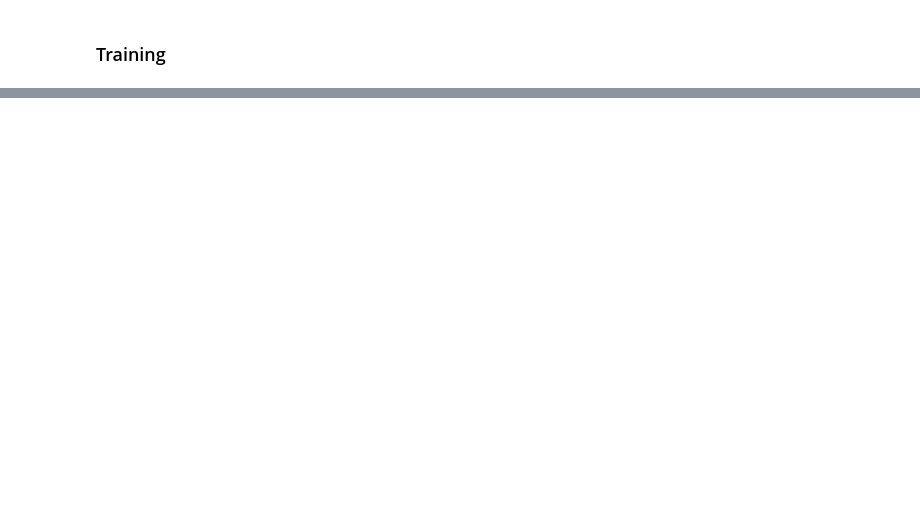
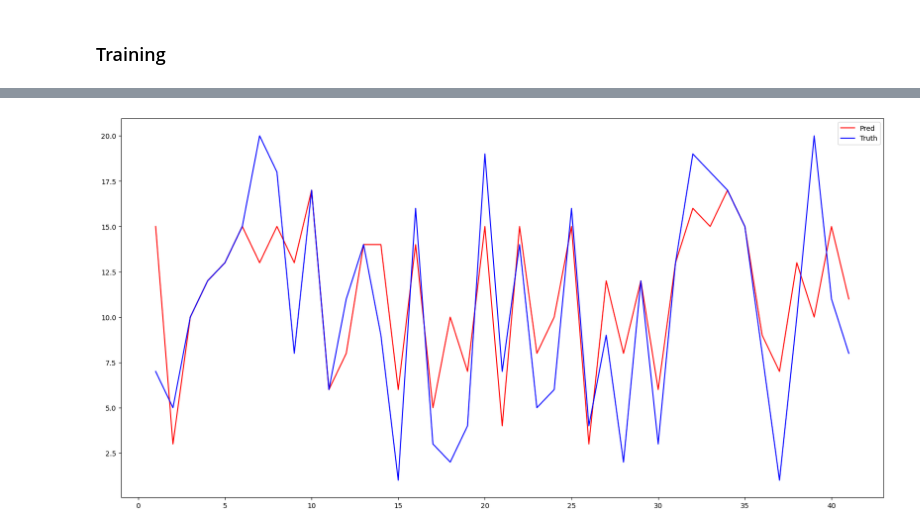
Before and after one commit to rohank36/f1, a Jupyter notebook: baseline.ipynb, the cells around one changed output, grey strips where cells are left out. Cells and saved outputs as stored; diff of their text form; code cells hidden in the pictures; blank space fills up the shorter version.

```diff
--- a/baseline.ipynb
+++ b/baseline.ipynb
@@ -321,0 +511,4 @@ Name: Race_Position, Length: 719, dtype: float64
+# %%
+# train model
+rf = RandomForestRegressor(n_estimators=best_n_estimators)
+rf.fit(x_trn,y_trn)
@@ -321,0 +571,4 @@ Name: Race_Position, Length: 719, dtype: float64
+# %%
+y_pred = rf.predict(x_val)
+y_pred_rounded = np.rint(y_pred).astype(int)
+len(y_pred)
@@ -321,0 +597,7 @@ Name: Race_Position, Length: 719, dtype: float64
+# %%
+val_copy = x_val.copy()
+val_copy["Round_Number"] = val_round_number
+val_copy["Driver"] = val_driver
+val_copy["Country"] = val_country
+val_copy["Predicted_Race_Position"] = y_pred_rounded
+val_copy["Race_Position"] = y_val
@@ -321,0 +692,22 @@ Name: Race_Position, Length: 719, dtype: float64
+# %%
+def plot_pred_vs_truth(df,stop_idx=None,plt_type='scatter'):
+    preds = df["Predicted_Race_Position"].values
+    truth = df["Race_Position"].values
+    if stop_idx is not None:
+        preds = preds[:stop_idx]
+        truth = truth[:stop_idx]
+    if len(truth) != len(preds): raise Exception('pred len != truth len')
+    time = [i for i in range(1,len(truth)+1,1)]
+    plt.figure(figsize=(20,10))
+    if plt_type == 'scatter':
+        plt.scatter(time,preds,color="red",label="Pred")
+        plt.scatter(time,truth,color="blue",label="Truth")
+    else:
+        plt.plot(time,preds,color="red",label="Pred")
+        plt.plot(time,truth,color="blue",label="Truth")
+    plt.legend()
+    plt.show()
+# %%
+plot_pred_vs_truth(val_copy,41,'line')
+# %% [output]
+[figure, added]
```
Also changed, not shown: parts of 46 cells of this notebook.
